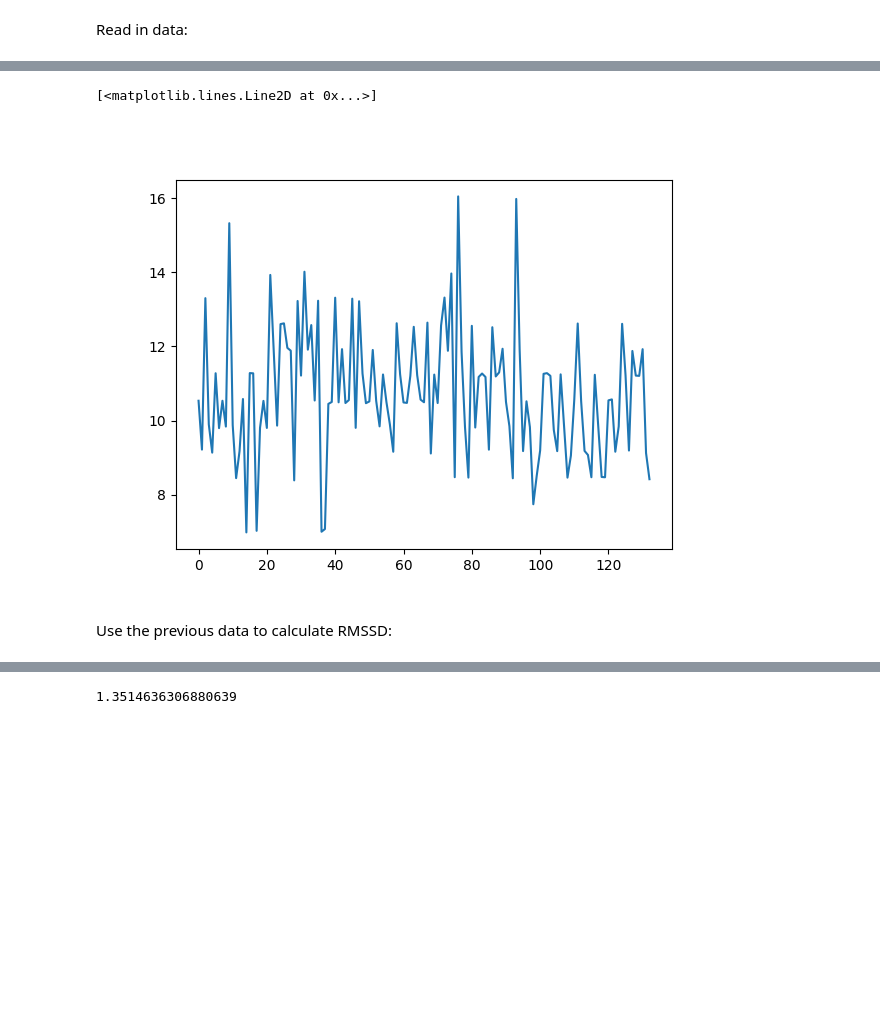
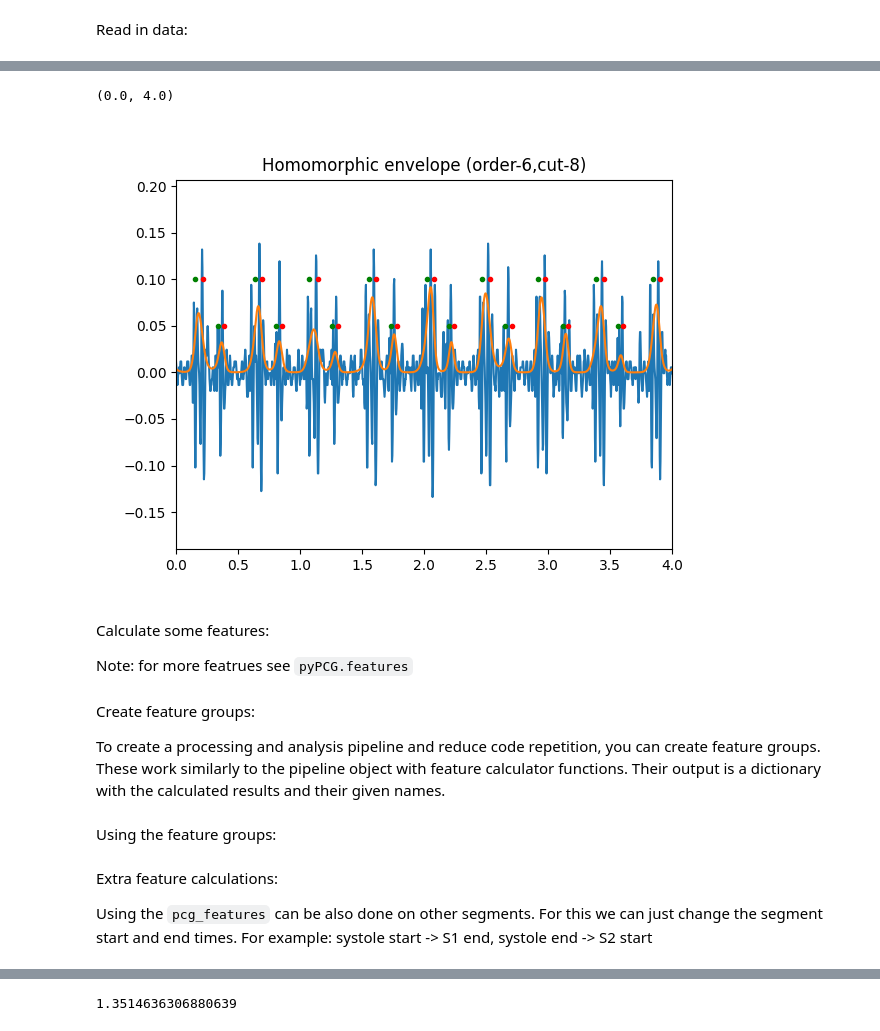
Before and after one commit to mulkr/pyPCG-toolbox, a Jupyter notebook: example_code.ipynb, the cells around one changed output, grey strips where cells are left out. Saved outputs shown, nothing was run; the diff lists cells and outputs as text; code cells hidden in the pictures; blank space fills up the shorter version.

```diff
--- a/example_code.ipynb
+++ b/example_code.ipynb
@@ -50,4 +77,5 @@ Segment S1 sounds with peak detection
 # %%
 peakvals, peaks = sgm.adv_peak(processed)
 s1,s2 = sgm.peak_sort_diff(peaks)
-st,en = sgm.segment_peaks(s1,processed)
+st_1,en_1 = sgm.segment_peaks(s1,processed)
+st_2,en_2 = sgm.segment_peaks(s2,processed)
@@ -88,8 +82,16 @@ plt.plot(win_time,win_val)
-# %%
-plt.figure()
-plt.plot(feat_spectral_kurt)
-# %% [output]
-[<matplotlib.lines.Line2D at 0x...>]
-[figure, removed]
-# %% [markdown]
-Use the previous data to calculate RMSSD:
+# %%
+plt.figure()
+pcg.plot(norm_signal)
+pcg.plot(processed)
+plt.plot(st_1/norm_signal.fs,np.ones_like(st_1)*0.1,'g.')
+plt.plot(en_1/norm_signal.fs,np.ones_like(en_1)*0.1,'r.')
+plt.plot(st_2/norm_signal.fs,np.ones_like(st_2)*0.05,'g.')
+plt.plot(en_2/norm_signal.fs,np.ones_like(en_2)*0.05,'r.')
+plt.xlim((0,4))
+# %% [output]
+(0.0, 4.0)
+[figure, added]
+# %% [markdown]
+Calculate some features:
+
+Note: for more featrues see `pyPCG.features`
@@ -95,0 +103,6 @@ Use the previous data to calculate RMSSD:
+# %% [markdown]
+Create feature groups:
+
+To create a processing and analysis pipeline and reduce code repetition, you can create feature groups.</br>
+These work similarly to the pipeline object with feature calculator functions.</br>
+Their output is a dictionary with the calculated results and their given names.
@@ -95,0 +120,2 @@ Use the previous data to calculate RMSSD:
+# %% [markdown]
+Using the feature groups:
@@ -95,0 +130,6 @@ Use the previous data to calculate RMSSD:
+# %% [markdown]
+Extra feature calculations:
+
+Using the `pcg_features` can be also done on other segments.</br>
+For this we can just change the segment start and end times.</br>
+For example: systole start -> S1 end, systole end -> S2 start
```
Also changed, not shown: parts of 31 cells of this notebook.
